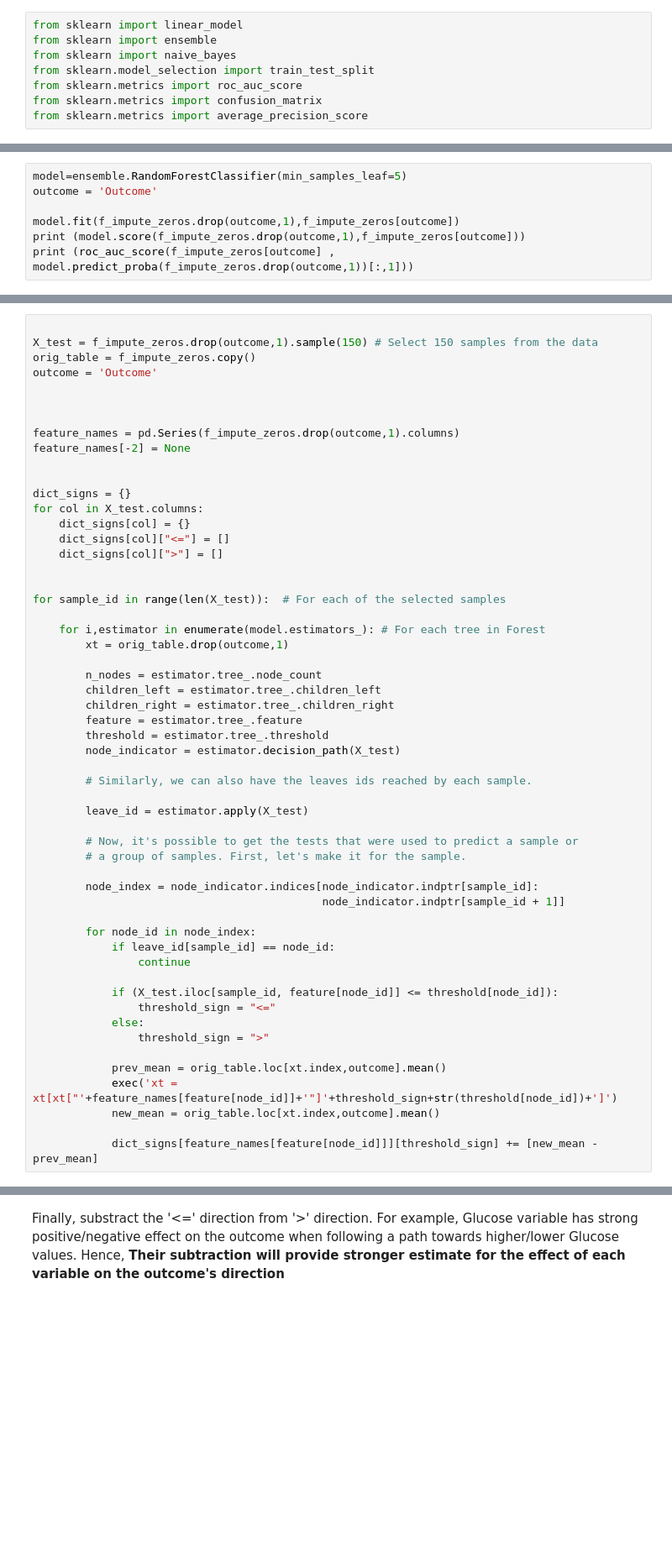
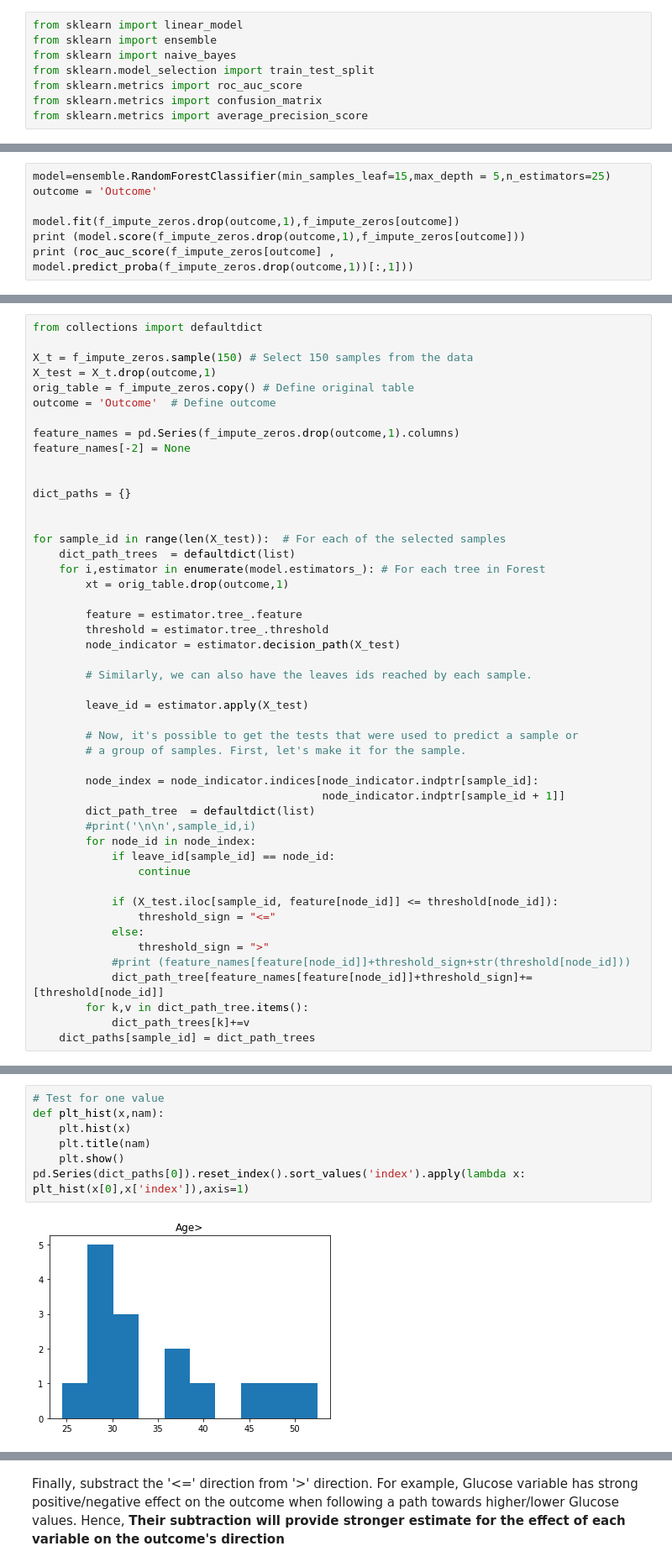
Before and after one commit to ozshar/RandomForests_coefficients, a Jupyter notebook: Diabete_Outliers-Trees_direction-load.ipynb, the cells around one changed output, grey strips where cells are left out. Shown at 84% size. Drawn from its saved outputs; the diff is of its cells as text; blank space fills up the shorter version.

```diff
--- a/Diabete_Outliers-Trees_direction-load.ipynb
+++ b/Diabete_Outliers-Trees_direction-load.ipynb
@@ -36,5 +89,5 @@ import xgboost as xgb
 # %%
-model=ensemble.RandomForestClassifier(min_samples_leaf=5)
+model=ensemble.RandomForestClassifier(min_samples_leaf=15,max_depth = 5,n_estimators=25)
 outcome = 'Outcome'
 
 model.fit(f_impute_zeros.drop(outcome,1),f_impute_zeros[outcome])
@@ -61,30 +109,23 @@ The script below follows Random Forest's [Decision pathway](https://scikit-learn
 # %%
+from collections import defaultdict
 
-X_test = f_impute_zeros.drop(outcome,1).sample(150) # Select 150 samples from the data
-orig_table = f_impute_zeros.copy()
-outcome = 'Outcome'
-
-
+X_t = f_impute_zeros.sample(150) # Select 150 samples from the data
+X_test = X_t.drop(outcome,1)
+orig_table = f_impute_zeros.copy() # Define original table
+outcome = 'Outcome'  # Define outcome
 
 feature_names = pd.Series(f_impute_zeros.drop(outcome,1).columns)
 feature_names[-2] = None
 
 
-dict_signs = {}
-for col in X_test.columns:
-    dict_signs[col] = {}
-    dict_signs[col]["<="] = []
-    dict_signs[col][">"] = []
+dict_paths = {}
 
 
 for sample_id in range(len(X_test)):  # For each of the selected samples
-
+    dict_path_trees  = defaultdict(list)
     for i,estimator in enumerate(model.estimators_): # For each tree in Forest
         xt = orig_table.drop(outcome,1)
 
-        n_nodes = estimator.tree_.node_count
-        children_left = estimator.tree_.children_left
-        children_right = estimator.tree_.children_right
         feature = estimator.tree_.feature
         threshold = estimator.tree_.threshold
         node_indicator = estimator.decision_path(X_test)
@@ -98,7 +139,8 @@ for sample_id in range(len(X_test)):  # For each of the selected samples
 
         node_index = node_indicator.indices[node_indicator.indptr[sample_id]:
                                             node_indicator.indptr[sample_id + 1]]
-
+        dict_path_tree  = defaultdict(list)
+        #print('\n\n',sample_id,i)
         for node_id in node_index:
             if leave_id[sample_id] == node_id:
                 continue
@@ -107,9 +149,8 @@ for sample_id in range(len(X_test)):  # For each of the selected samples
                 threshold_sign = "<="
             else:
                 threshold_sign = ">"
-
-            prev_mean = orig_table.loc[xt.index,outcome].mean()
-            exec('xt = xt[xt["'+feature_names[feature[node_id]]+'"]'+threshold_sign+str(threshold[node_id])+']')
-            new_mean = orig_table.loc[xt.index,outcome].mean()
-
-            dict_signs[feature_names[feature[node_id]]][threshold_sign] += [new_mean - prev_mean]
+            #print (feature_names[feature[node_id]]+threshold_sign+str(threshold[node_id]))
+            dict_path_tree[feature_names[feature[node_id]]+threshold_sign]+=[threshold[node_id]]
+        for k,v in dict_path_tree.items():
+            dict_path_trees[k]+=v
+    dict_paths[sample_id] = dict_path_trees
@@ -117,0 +157,9 @@ directions = pd.DataFrame(dict_signs).T.apply(lambda x: x.apply(lambda y: np.mea
+# %%
+# Test for one value
+def plt_hist(x,nam):
+    plt.hist(x)
+    plt.title(nam)
+    plt.show()
+pd.Series(dict_paths[0]).reset_index().sort_values('index').apply(lambda x: plt_hist(x[0],x['index']),axis=1)
+# %% [output]
+[figure, added]
```
Also changed, not shown: parts of 60 cells of this notebook.
